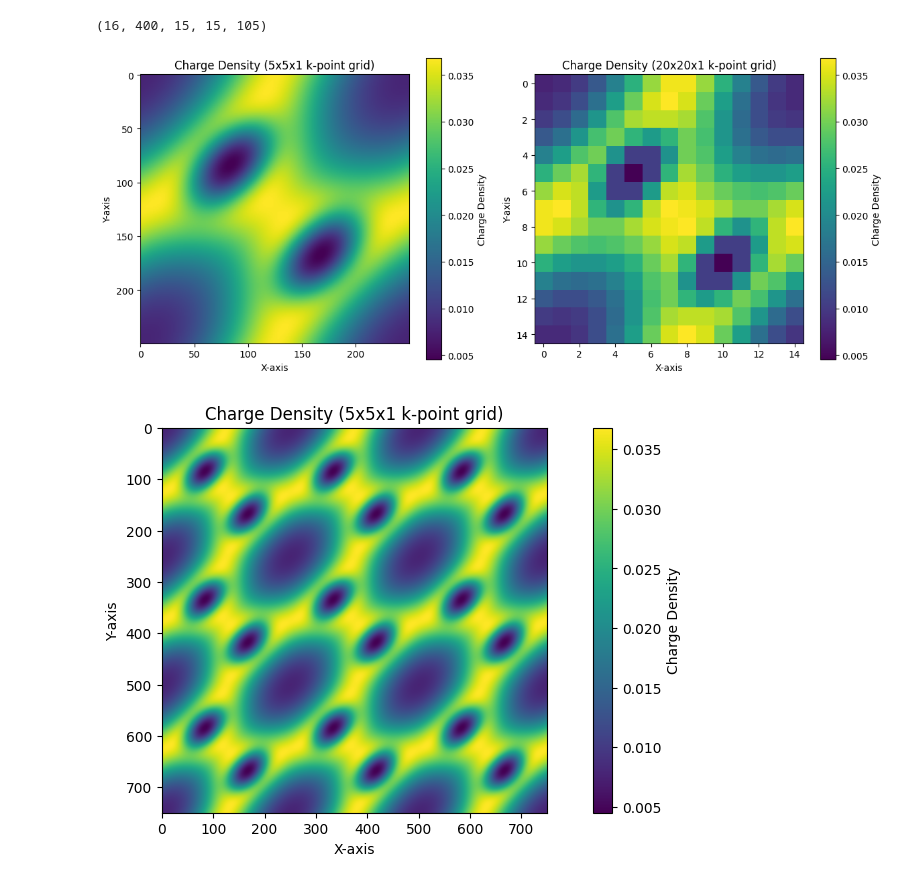
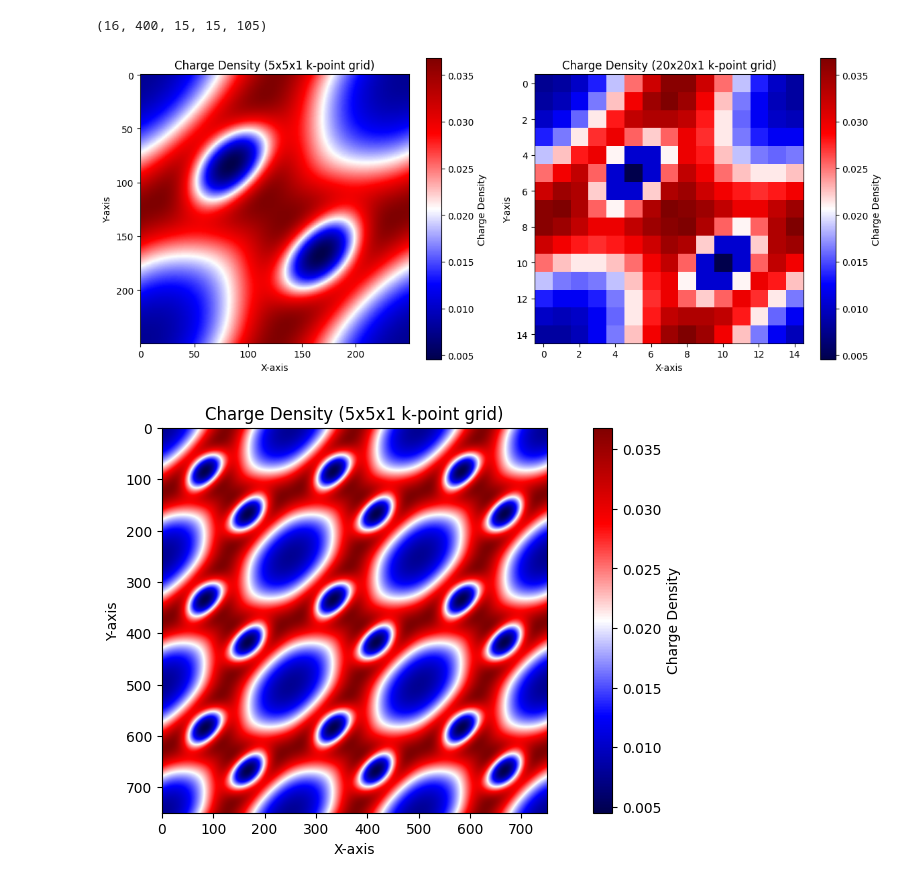
Before and after one commit to Gregb26/ab-initio-defective-graphene, a Jupyter notebook: src/electron_defect_interaction/analysis/wfk/wfk.ipynb, the cells around one changed output. Drawn from its saved outputs; the diff is of its cells as text; code cells hidden in the pictures.

```diff
--- a/src/electron_defect_interaction/analysis/wfk/wfk.ipynb
+++ b/src/electron_defect_interaction/analysis/wfk/wfk.ipynb
@@ -122,33 +122,33 @@ assert np.allclose(norm, 1.0, atol=1e-6), f"Wavefunction not normalized! Norm =
 # %%
 n=0
 psi_5x5x1 = psi_nk_5x5x1[n, 0, :, :, :]  # pi bands (n=4,5), shape (Nx, Ny, Nz)
 psi_20x20x1 = psi_nk_20x20x1[n, 0, :, :, :]  # pi bands (n=4,5), shape (Nx, Ny, Nz)
 
 # Charge density = |psi|^2
 rho_5x5x1 = np.abs(psi_5x5x1)**2
 rho_20x20x1 = np.abs(psi_20x20x1)**2
 
 # plotting charge density
 import matplotlib.pyplot as plt
 
 plt.figure(figsize=(12, 5))
 plt.subplot(1, 2, 1)
-plt.imshow(rho_5x5x1[:, :, 0], cmap='viridis')
+plt.imshow(rho_5x5x1[:, :, 0], cmap='seismic')
 plt.colorbar(label='Charge Density')
 plt.title('Charge Density (5x5x1 k-point grid)')
 plt.xlabel('X-axis')
 plt.ylabel('Y-axis')
 
 plt.subplot(1, 2, 2)
-plt.imshow(rho_20x20x1[:, :, 0], cmap='viridis')
+plt.imshow(rho_20x20x1[:, :, 0], cmap='seismic')
 plt.colorbar(label='Charge Density')
 plt.title('Charge Density (20x20x1 k-point grid)')
 plt.xlabel('X-axis')
 plt.ylabel('Y-axis')
 plt.tight_layout()
 plt.show()
 # %% [output]
-[figure, old version]
+[figure, new version]
 # %%
 # Plotting a supercell!
 import matplotlib.pyplot as plt
@@ -162,11 +162,11 @@ density = np.abs(psi)**2  # shape (Nx, Ny)
 density_5x5 = np.tile(density, (3, 3))  # shape (5*Nx, 5*Ny)
 
 plt.figure(figsize=(12, 5))
-plt.imshow(density_5x5, cmap='viridis')
+plt.imshow(density_5x5, cmap='seismic')
 plt.colorbar(label='Charge Density')
 plt.title('Charge Density (5x5x1 k-point grid)')
 plt.xlabel('X-axis')
 plt.ylabel('Y-axis')
 plt.show()
 # %% [output]
-[figure, old version]
+[figure, new version]
```
Also changed, not shown: 6 other files.
